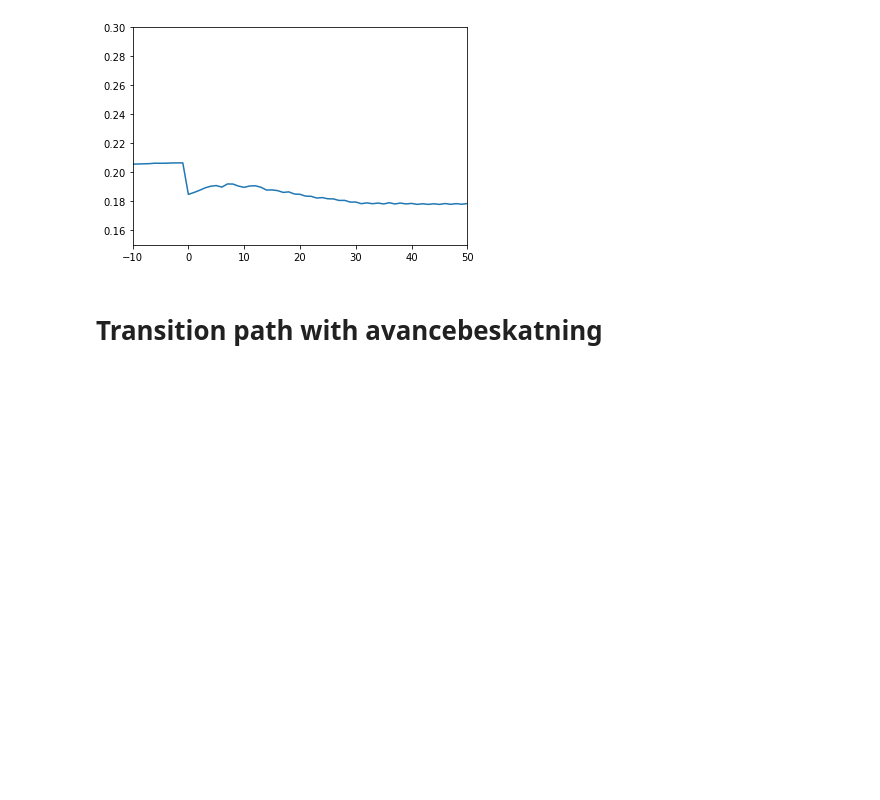
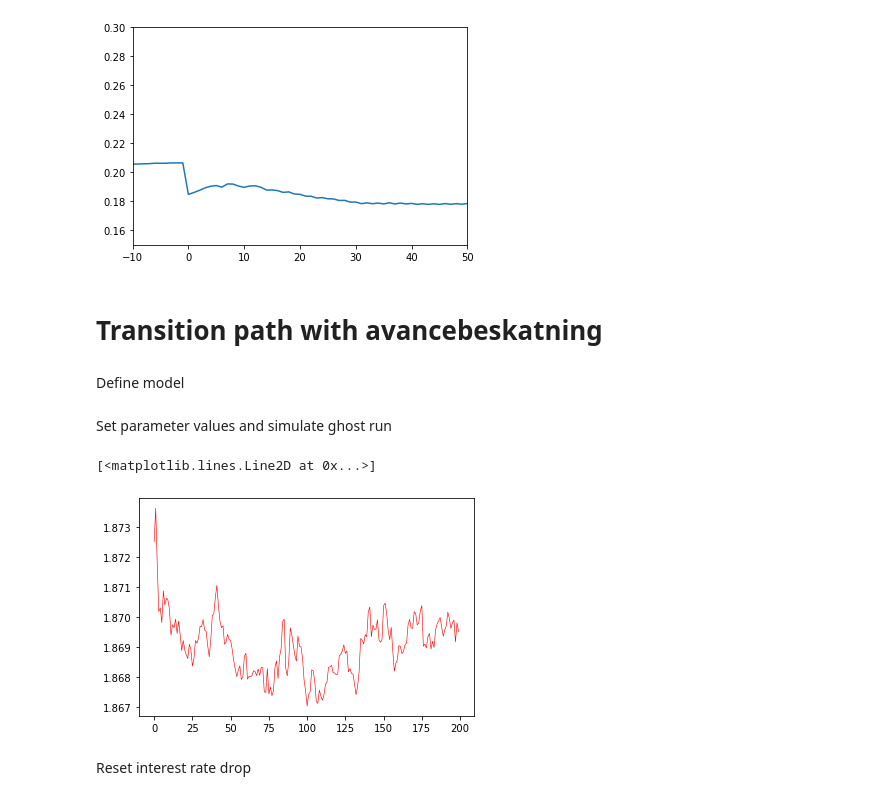
Before and after one commit to madsankern/MA_thesis, a Jupyter notebook: 01 - Transition.ipynb, the cells around one changed output. Saved outputs shown, nothing was run; the diff lists cells and outputs as text; code cells hidden in the pictures; blank space fills up the shorter version.

```diff
--- a/01 - Transition.ipynb
+++ b/01 - Transition.ipynb
@@ -302,14 +302,23 @@ plt.show()
 [figure]
 # %% [markdown]
 # Transition path with avancebeskatning
+# %% [markdown]
+Define model
 # %%
+# Set parameters
+taug = 0.01 # Avancebeskatnings rate
+Npb = 50
+
 # Initialize model and solve initial steady state
-model2 = HousingModelClass(name='example_negm',par={'solmethod':'negm', 'do_print':False})
-
-# Solve and simulate
+model2 = HousingModelClass(name='example_negm',par={'solmethod':'negm', 'taug':taug, 'Npb':Npb, 'do_print':False})
 model2.precompile_numba()
 model2.solve()
-model2.simulate()
+model2.simulate() # simulate initial ss
 
-H_ghost = np.mean(model_path.sim_path.d, axis=1)
+# Extract model for convenience
+par = model2.par
+sim = model2.sim
+sim_path = model2.sim_path
+# %% [markdown]
+Set parameter values and simulate ghost run
 # %%
@@ -318,0 +332,8 @@ model_path.simulate_path()
+# %%
+plt.plot(H_ghost2, color = 'red', linestyle = '-', linewidth = .6, alpha =1)
+# plt.plot(H_ghost1, color = 'blue', linestyle = '-', linewidth = .6, alpha =1)
+# %% [output]
+[<matplotlib.lines.Line2D at 0x...>]
+[figure, added]
+# %% [markdown]
+Reset interest rate drop
```
Also changed, not shown: parts of 15 cells of this notebook.
